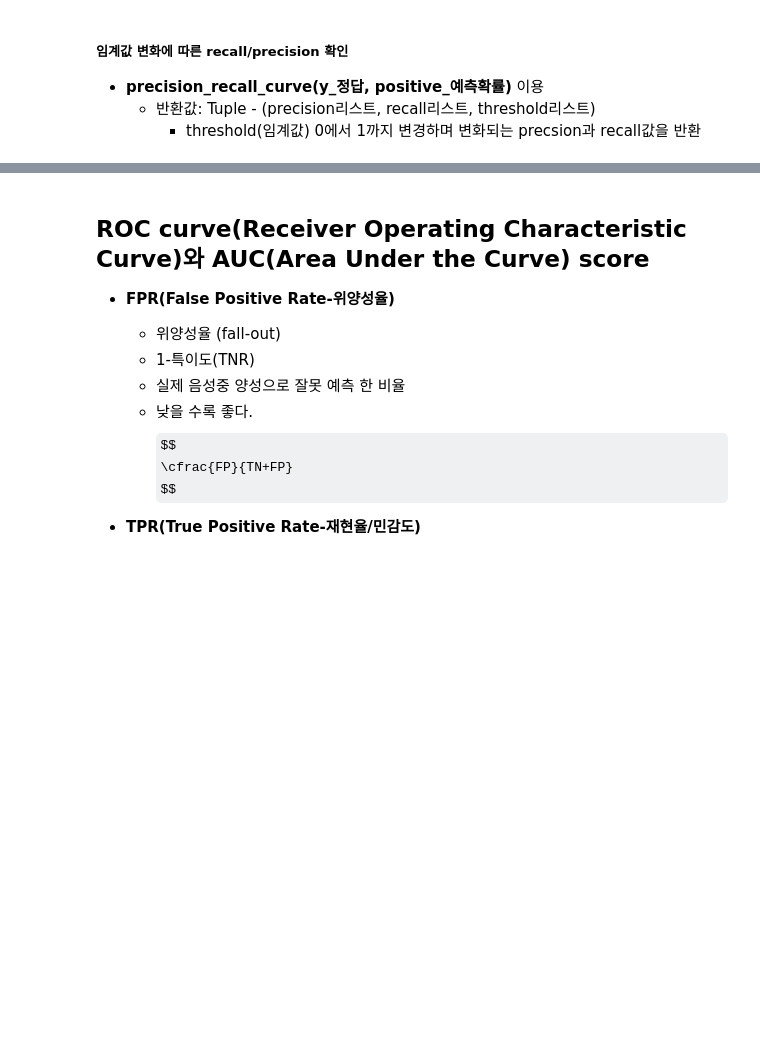
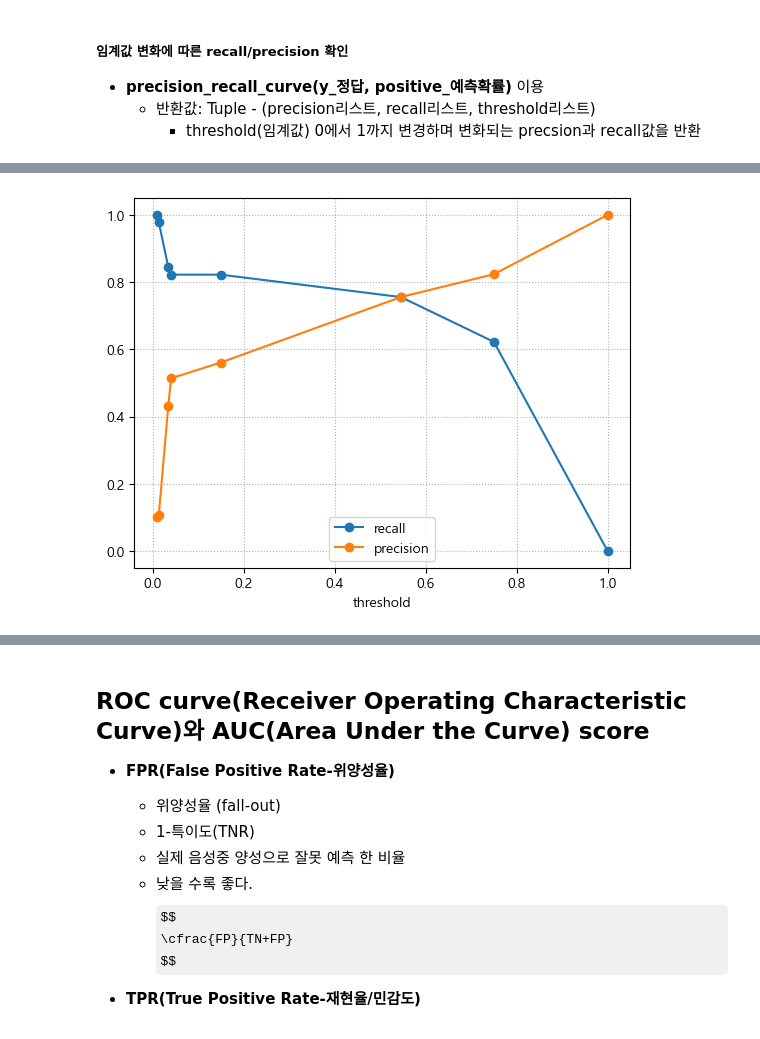
Before and after one commit to NGGW519/SKN13_mysrc, a Jupyter notebook: 08_머신러닝/05_평가지표.ipynb, the cells around one changed output, grey strips where cells are left out. Cells and saved outputs as stored; diff of their text form; code cells hidden in the pictures; some formulas as TeX source; blank space fills up the shorter version.

```diff
--- a/08_머신러닝/05_평가지표.ipynb
+++ b/08_머신러닝/05_평가지표.ipynb
@@ -479,3 +791,9 @@ prc_df.plot(marker='o');
+# %%
+# pandas는 기본적으로 index가 x축. 값을 y축
+prc_df.plot(marker='o');
+plt.grid(True, linestyle=":")
+# %% [output]
+[figure, added]
 # %% [markdown]
 ## PR Curve(Precision Recall Curve-정밀도 재현율 곡선)와 AP Score(Average Precision Score)
 - 이진분류의 평가지표.
```
Also changed, not shown: parts of 90 cells of this notebook, 6 other files.
